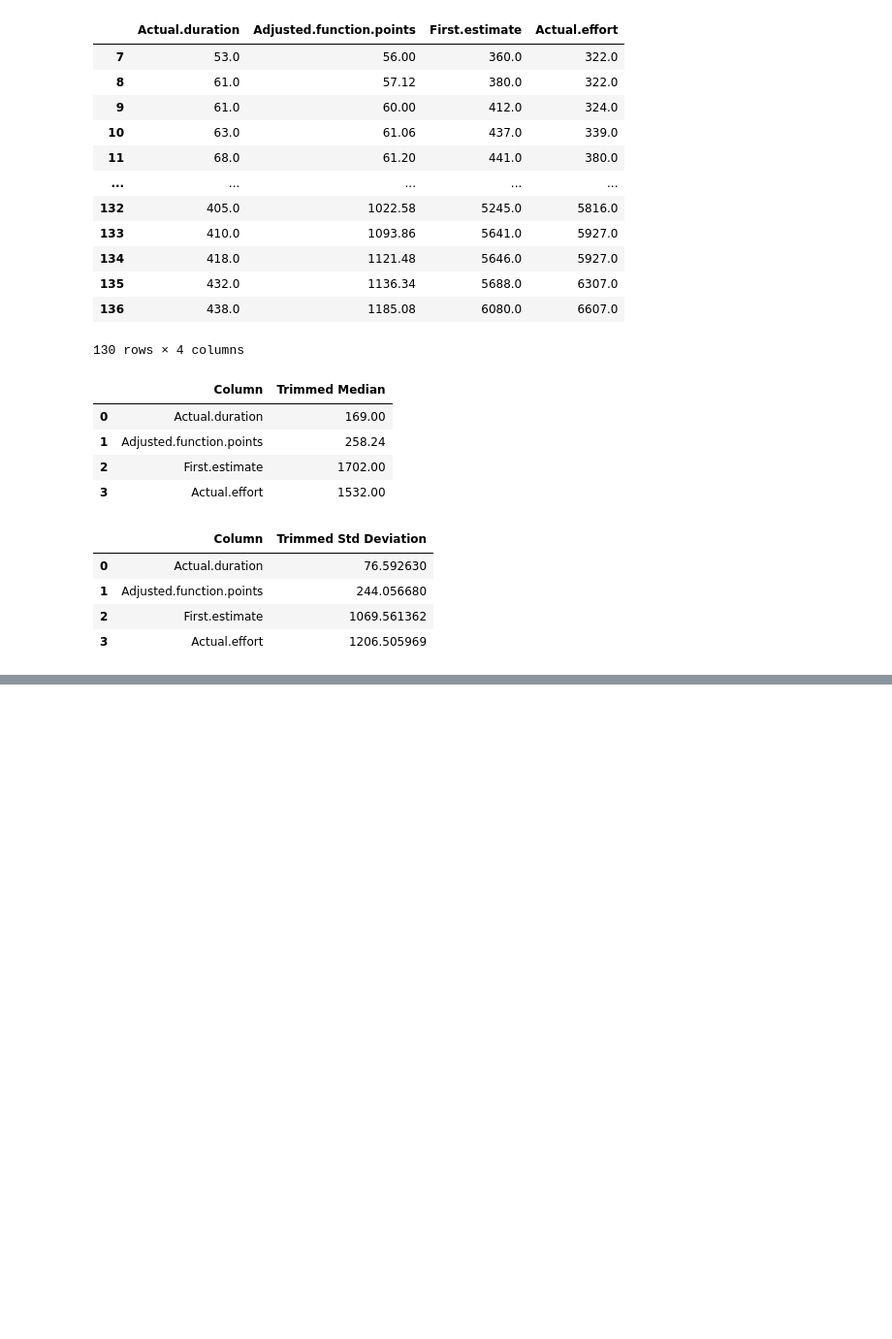
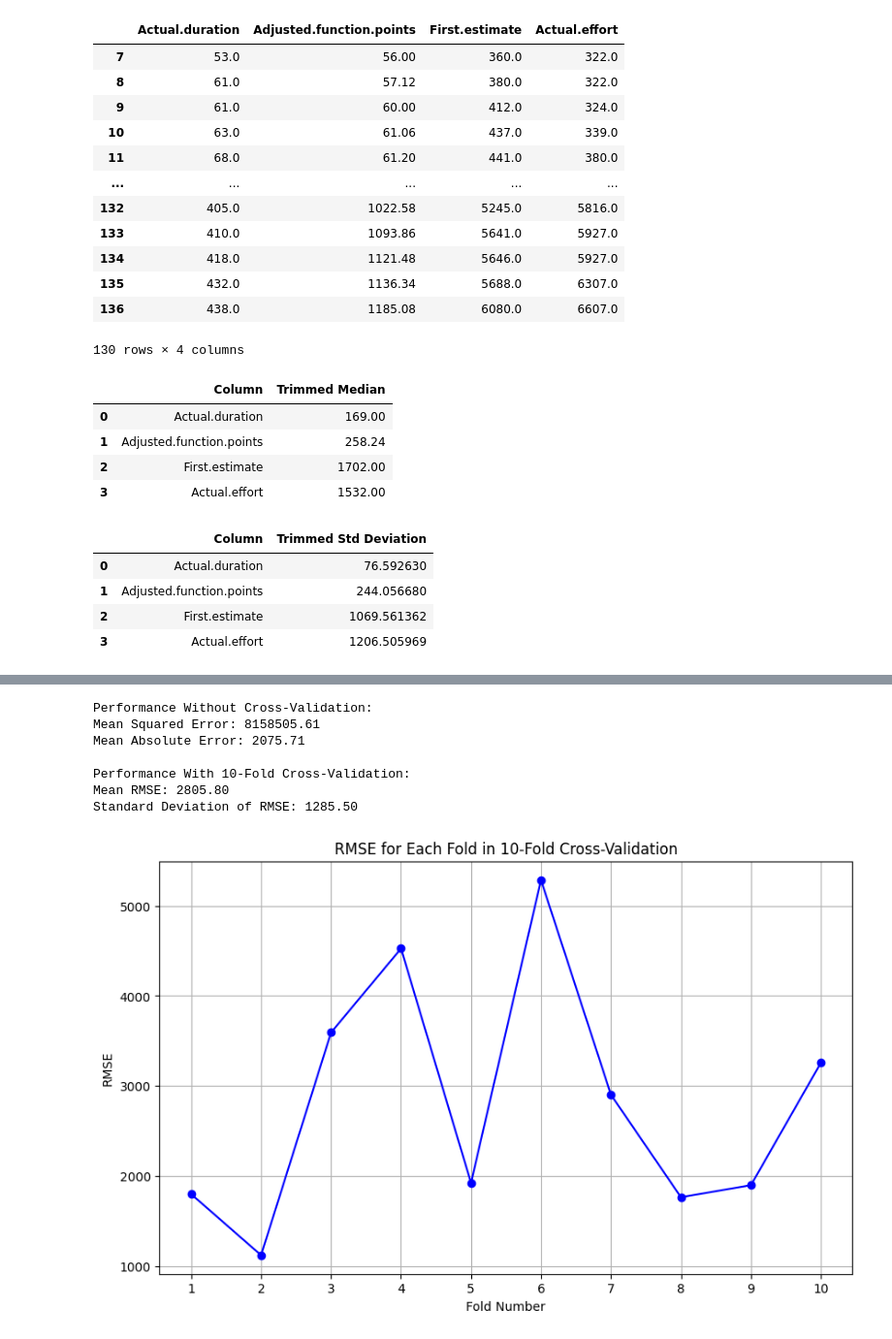
Before and after one commit to Vaishali054/Estimation-Model-for-Software-Development, a Jupyter notebook: DataAnalysis.ipynb, the cells around one changed output, grey strips where cells are left out. Shown at 97% size. Cells and saved outputs as stored; diff of their text form; code cells hidden in the pictures; blank space fills up the shorter version.

Commit message:
tried different models on desharnais , max accuracy 72%

```diff
--- a/DataAnalysis.ipynb
+++ b/DataAnalysis.ipynb
@@ -1005,0 +1143,72 @@ trimmed_std_kitchenham
+# %%
+import pandas as pd
+import numpy as np
+from sklearn.model_selection import train_test_split, cross_val_score
+from sklearn.linear_model import LinearRegression
+from sklearn.metrics import mean_squared_error, mean_absolute_error
+
+# Load the dataset
+data=pd.read_csv('./desharnais.txt', names=columns, comment='%', skipinitialspace=True, delimiter=',')
+
+# Preprocessing: Replace '?' with NaN, and handle NaNs (for experience-related columns)
+data.replace('?', np.nan, inplace=True)
+data['TeamExp'] = pd.to_numeric(data['TeamExp'], errors='coerce').fillna(0)
+data['ManagerExp'] = pd.to_numeric(data['ManagerExp'], errors='coerce').fillna(0)
+
+# Features and target variable
+X = data[['TeamExp', 'ManagerExp', 'YearEnd', 'Length', 'Transactions', 'Entities', 'PointsAdjust', 'Envergure', 'PointsNonAjust', 'Language']]
+y = data['Effort']
+
+# Split the dataset into training and testing sets (70-30 split)
+X_train, X_test, y_train, y_test = train_test_split(X, y, test_size=0.3, random_state=42)
+
+# Initialize the model
+model = LinearRegression()
+
+# Fit the model on the training data without cross-validation
+model.fit(X_train, y_train)
+
+# Make predictions
+y_pred = model.predict(X_test)
+
+# Evaluate performance without cross-validation
+mse_before = mean_squared_error(y_test, y_pred)
+mae_before = mean_absolute_error(y_test, y_pred)
+
+# 10-Fold Cross-Validation
+cv_scores = cross_val_score(model, X, y, cv=10, scoring='neg_mean_squared_error')
+rmse_cv_scores = np.sqrt(-cv_scores)
+
+# Average RMSE from cross-validation
+mean_rmse_cv = rmse_cv_scores.mean()
+std_rmse_cv = rmse_cv_scores.std()
+
+# Print results
+print("Performance Without Cross-Validation:")
+print(f"Mean Squared Error: {mse_before:.2f}")
+print(f"Mean Absolute Error: {mae_before:.2f}")
+
+print("\nPerformance With 10-Fold Cross-Validation:")
+print(f"Mean RMSE: {mean_rmse_cv:.2f}")
+print(f"Standard Deviation of RMSE: {std_rmse_cv:.2f}")
+
+# Optional: Visualize the cross-validation results
+import matplotlib.pyplot as plt
+
+plt.figure(figsize=(10, 6))
+plt.plot(range(1, 11), rmse_cv_scores, marker='o', linestyle='-', color='blue')
+plt.title('RMSE for Each Fold in 10-Fold Cross-Validation')
+plt.xlabel('Fold Number')
+plt.ylabel('RMSE')
+plt.xticks(range(1, 11))
+plt.grid()
+plt.show()
+# %% [output]
+Performance Without Cross-Validation:
+Mean Squared Error: 8158505.61
+Mean Absolute Error: 2075.71
+
+Performance With 10-Fold Cross-Validation:
+Mean RMSE: 2805.80
+Standard Deviation of RMSE: 1285.50
+[figure, added]
```
Also changed, not shown: parts of 16 cells of this notebook, 1 other file.
